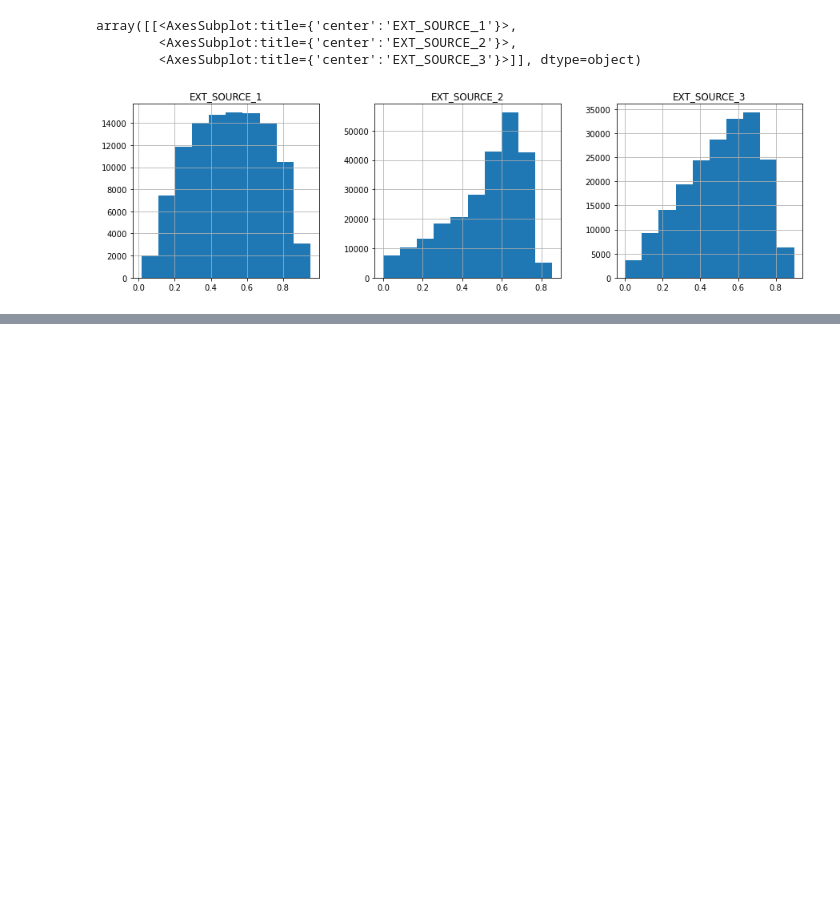
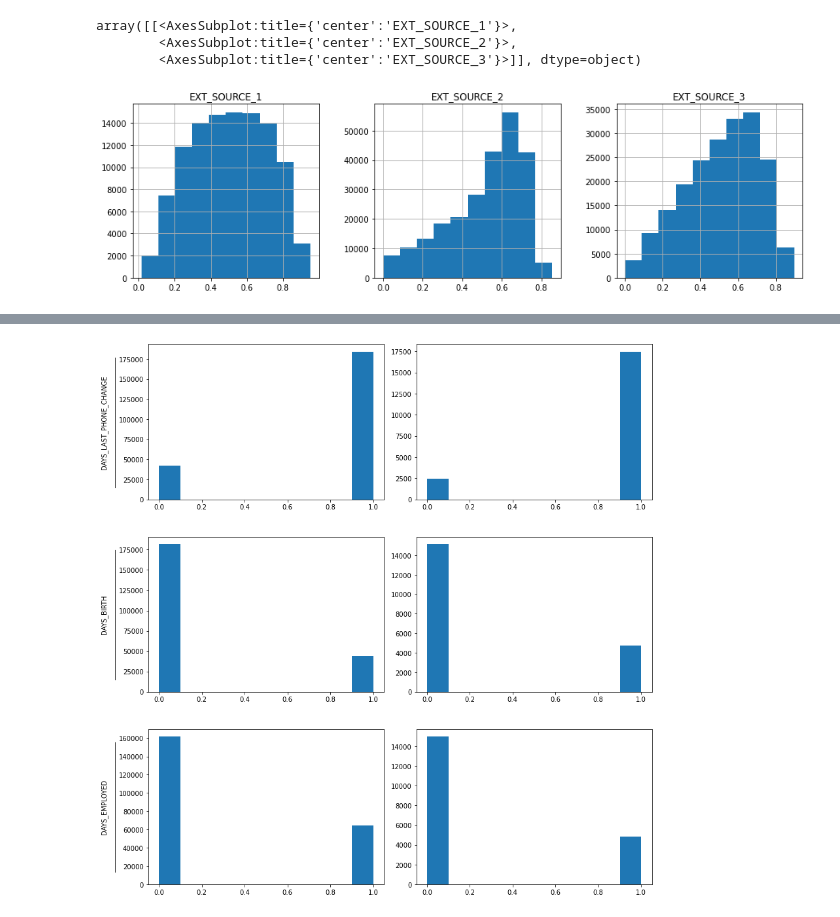
Before and after one commit to NgChi493510/Data-Preparation-Project-Group-14, a Jupyter notebook: EDA/EDA - Application Train.ipynb, the cells around one changed output, grey strips where cells are left out. Drawn from its saved outputs; the diff is of its cells as text; code cells hidden in the pictures; blank space fills up the shorter version.

```diff
--- a/EDA/EDA - Application Train.ipynb
+++ b/EDA/EDA - Application Train.ipynb
@@ -234,0 +251,11 @@ for i in range(5):
+# %%
+c = ['FLAG_EMP_PHONE','FLAG_WORK_PHONE','FLAG_PHONE']
+f, ax = plt.subplots(3,2,figsize=(12,12))
+for i in range(3):
+        ax[i][0].hist(df[df["TARGET"] == 0][c[i]])
+        ax[i][1].hist(df[df["TARGET"] == 1][c[i]])
+        ax[i][0].set_ylabel(co[i]+'\n'+'_'*40)
+f.tight_layout(h_pad = 4)
+# high correlation in distribution
+# %% [output]
+[figure, added]
```
Also changed, not shown: parts of 9 cells of this notebook.
